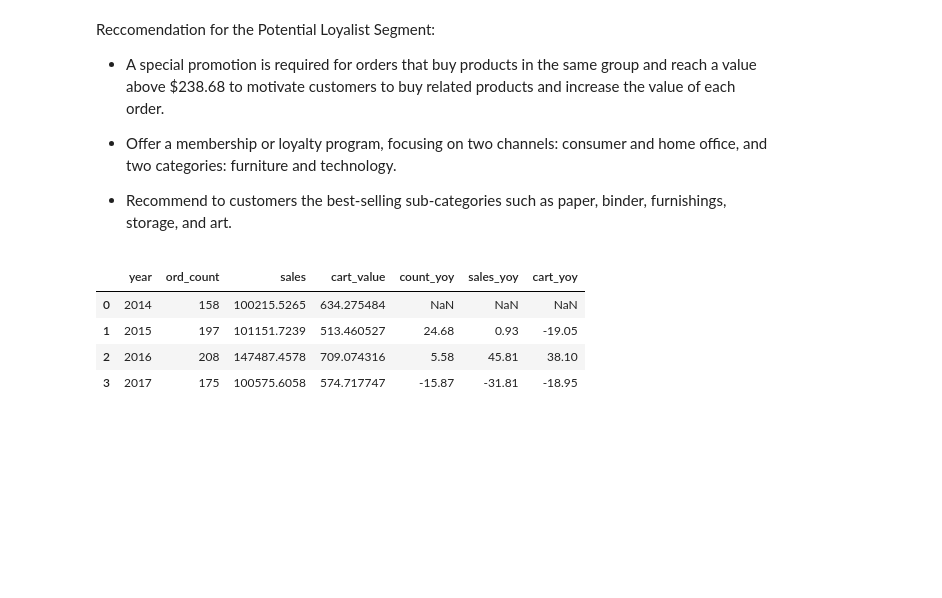
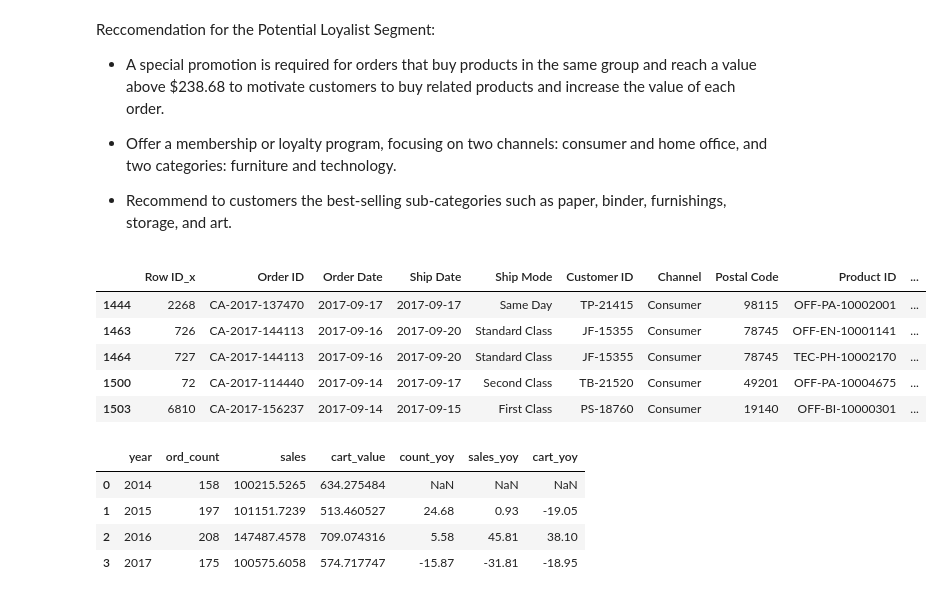
Before and after one commit to MinhAnh99/Python_RFM_Analysis, a Jupyter notebook: MinhAnh_RFM_Analysis_Project.ipynb, the cells around one changed output. Saved outputs shown, nothing was run; the diff lists cells and outputs as text; code cells hidden in the pictures; blank space fills up the shorter version.

```diff
--- a/MinhAnh_RFM_Analysis_Project.ipynb
+++ b/MinhAnh_RFM_Analysis_Project.ipynb
@@ -447,6 +442,14 @@ Reccomendation for the Potential Loyalist Segment:
 * Recommend to customers the best-selling sub-categories such as paper, binder, furnishings, storage, and art.
 # %%
 # Split the table with only the At Risk segment
-risk =  data.query('segment=="At Risk" and Returned!="Yes"')
+risk = data.query('segment=="At Risk" and Returned!="Yes"')
+risk.head()
+# %% [output]
+|  | Row ID_x | Order ID | Order Date | Ship Date | Ship Mode | Customer ID | Channel | Postal Code | Product ID | ... |
+| 1444 | 2268 | CA-2017-137470 | 2017-09-17 | 2017-09-17 | Same Day | TP-21415 | Consumer | 98115 | OFF-PA-10002001 | ... |
+| 1463 | 726 | CA-2017-144113 | 2017-09-16 | 2017-09-20 | Standard Class | JF-15355 | Consumer | 78745 | OFF-EN-10001141 | ... |
+| 1464 | 727 | CA-2017-144113 | 2017-09-16 | 2017-09-20 | Standard Class | JF-15355 | Consumer | 78745 | TEC-PH-10002170 | ... |
+| 1500 | 72 | CA-2017-114440 | 2017-09-14 | 2017-09-17 | Second Class | TB-21520 | Consumer | 49201 | OFF-PA-10004675 | ... |
+| 1503 | 6810 | CA-2017-156237 | 2017-09-14 | 2017-09-15 | First Class | PS-18760 | Consumer | 19140 | OFF-BI-10000301 | ... |
 # %%
 # Calculate orders count, sales and cart value by year
```
Also changed, not shown: parts of 14 cells of this notebook.
